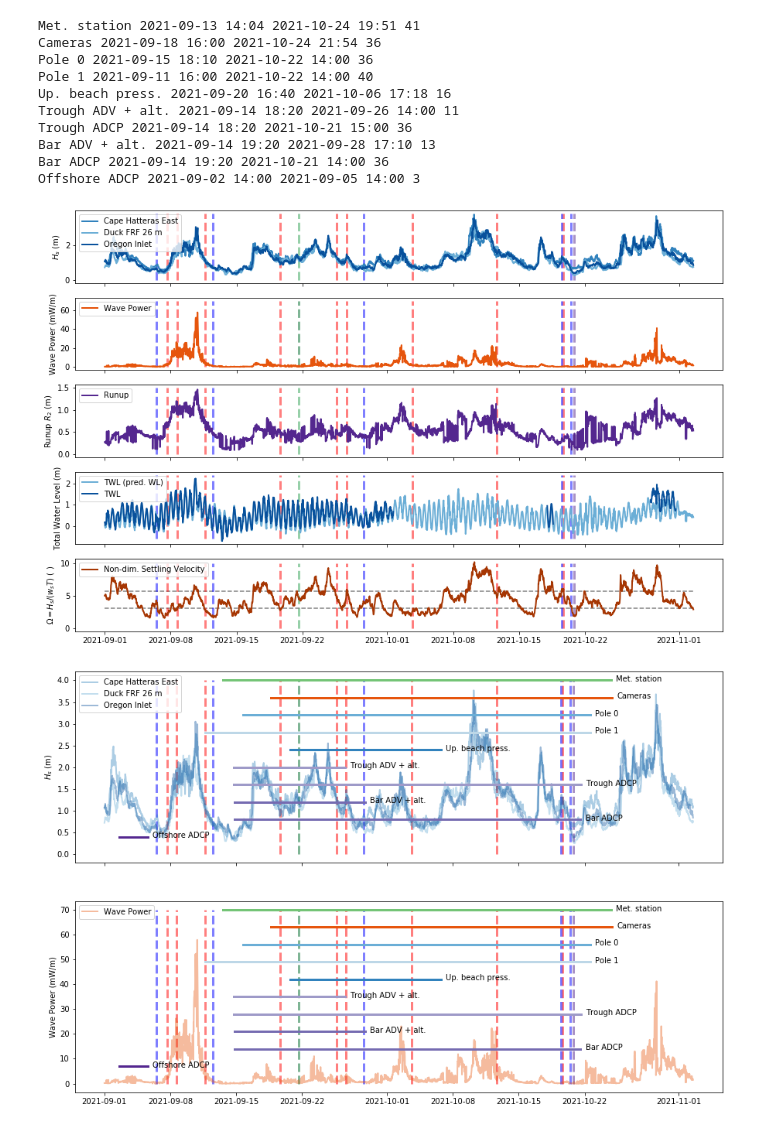
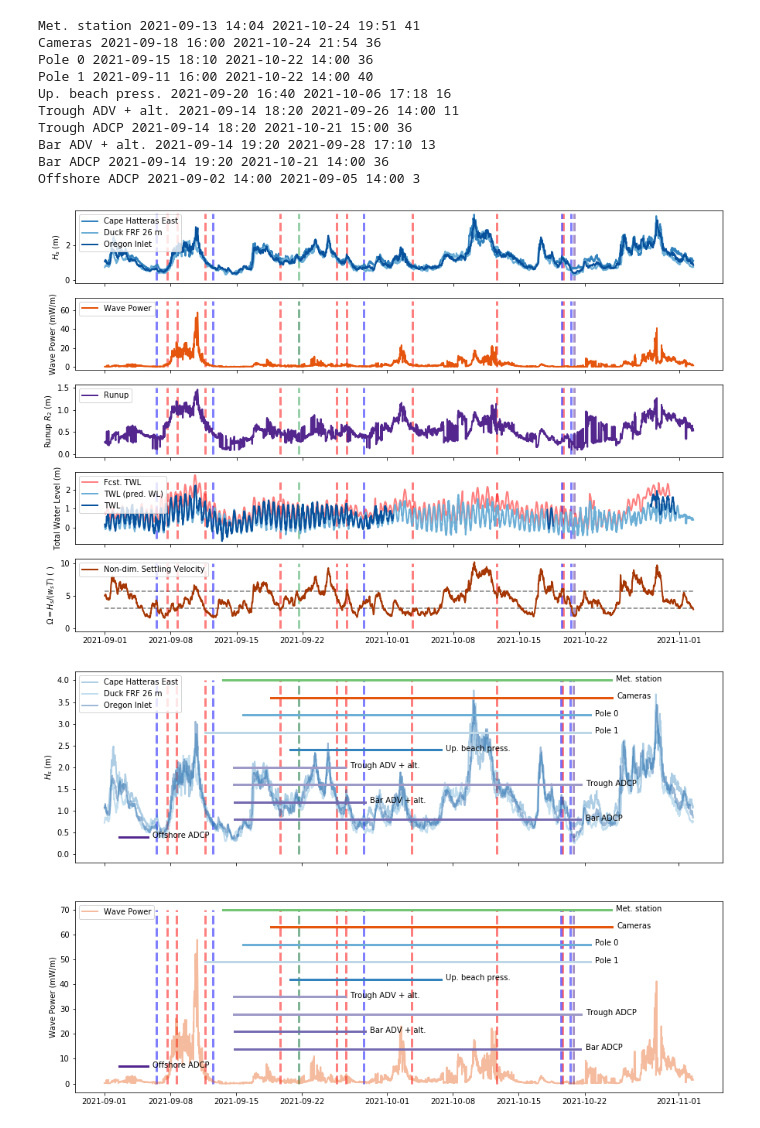
Before and after one commit to csherwood-usgs/DUNEX, a Jupyter notebook: plot_DUNEX_buoy_data.ipynb, the cells around one changed output. Drawn from its saved outputs; the diff is of its cells as text; code cells hidden in the pictures.

Commit message:
added forecast plot

```diff
--- a/plot_DUNEX_buoy_data.ipynb
+++ b/plot_DUNEX_buoy_data.ipynb
@@ -85,0 +69,9 @@ wl_pred = dsall.predictedWaterLevel.values
+# %%
+# path to met station data
+pathn = r'C:\\crs\\proj\\2019_DUNEX\\Pea_Island_Data\\09_TWL_forecasts\\'
+# met station
+fn = 'peaisland_twl.csv'
+
+dftwl = pd.read_csv(pathn+fn)
+dftwl['dt'] = pd.to_datetime(dftwl['forecastTime'], format='%Y-%m-%d %H:%M:%S.%f')
+dftwl
@@ -86,3 +92,8 @@ wl_pred = dsall.predictedWaterLevel.values
+# %%
+dtwl = dftwl['dt'].values
+twlfcst = dftwl['twl'].values
+twl05fcst = dftwl['twl05'].values
+twl95fcst = dftwl['twl95'].values
 # %% [markdown]
 ### A little data analysis
 * Interpolate water-levels to wave times
@@ -172,6 +183,9 @@ Bar ADV + alt. 2021-09-14 19:20 2021-09-28 17:10 13
 Bar ADCP 2021-09-14 19:20 2021-10-21 14:00 36
 Offshore ADCP 2021-09-02 14:00 2021-09-05 14:00 3
 # %%
+dstart = datetime.date(2021, 9, 1)
+dend = datetime.date(2021, 11, 1)
+
 # Create figure and specify subplot orientation (5 rows, 1 column), shared x-axis, and figure size
 f, (pHs, pP, pR2, pWL, pWsnd) = plt.subplots(5, 1, sharex=True, figsize=(15,10))
 
@@ -193,6 +207,8 @@ pHs.plot(t250,Hs250,c=blues[3],linewidth=2,label='Cape Hatteras East')
 pHs.plot(t430,Hs430,c=blues[2],linewidth=2,label='Duck FRF 26 m')
 pHs.plot(t192,Hs192,c=blues[4],linewidth=2,label='Oregon Inlet')
 pHs.set_ylabel('$H_s$ (m)')
+#pHs.set_xlim([dstart, dend])
+
 _ = pHs.legend(loc='upper left')
 
 # Wave power
@@ -242,37 +258,38 @@ for date in survey_dates['aerial']:
 for date in survey_dates['sidescan']:
     kdt = datetime.datetime.strptime(date,'%Y-%m-%d')+datetime.timedelta(hours=20)
     pWL.plot([kdt,kdt],[-.6,2.4],'--',c=purples[4],linewidth=3,alpha=.5,zorder=1)
+pWL.plot(dtwl,twlfcst,'-r',linewidth=2,alpha=.5,zorder=1,label='Fcst. TWL')
 pWL.plot(t192,TWLpred,c=blues[2],linewidth=2,label='TWL (pred. WL)',zorder=2)
 pWL.plot(t192,TWL,c=blues[4],linewidth=2,label='TWL',zorder=3)
 
 #pWL.plot(t192,maxTWL,c=blues[4],linewidth=2,label='max. TWL')
 pWL.set_ylabel('Total Water Level (m)')
 pWL.legend(loc='upper left')
 
 # Non-dimensional settling velocity
 # plot quantiles of non-dim settling velocity
 pWsnd.plot( [t192[0],t192[-1]], [q[0],q[0]],'--',c='gray')
 pWsnd.plot( [t192[0],t192[-1]], [q[1],q[1]],'--',c='gray')
 for date in survey_dates['kite']:
     kdt = datetime.datetime.strptime(date,'%Y-%m-%d')+datetime.timedelta(hours=16)
     pWsnd.plot([kdt,kdt],[0,10],'--r',linewidth=3,alpha=.5)
 for date in survey_dates['bathy']:
     kdt = datetime.datetime.strptime(date,'%Y-%m-%d')+datetime.timedelta(hours=12)
     pWsnd.plot([kdt,kdt],[0,10],'--b',linewidth=3,alpha=.5)
 for date in survey_dates['aerial']:
     kdt = datetime.datetime.strptime(date,'%Y-%m-%d')+datetime.timedelta(hours=15)
     pWsnd.plot([kdt,kdt],[0,10],'--',c=greens[3],linewidth=3,alpha=.5,zorder=1)
 for date in survey_dates['sidescan']:
     kdt = datetime.datetime.strptime(date,'%Y-%m-%d')+datetime.timedelta(hours=20)
     pWsnd.plot([kdt,kdt],[0,10],'--',c=purples[4],linewidth=3,alpha=.5,zorder=1)
 pWsnd.plot(t192,wsnd,c=oranges[4],linewidth=2,label='Non-dim. Settling Velocity')
 _ = pWsnd.set_ylabel('$\Omega=H_s/(w_s T)$ ( )')
 _ = pWsnd.legend(loc='upper left')
 
 f.savefig('wave_ts.png')
 f.savefig('wave_ts.svg')
 # %% [output]
-[figure, old version]
+[figure, new version]
 # %%
 # Create figure and specify subplot orientation (2 rows, 1 column), shared x-axis, and figure size
 f, (pHs, pP) = plt.subplots(2, 1, sharex=True, figsize=(15,10))
```
Also changed, not shown: parts of 3 cells of this notebook, 2 other files.
